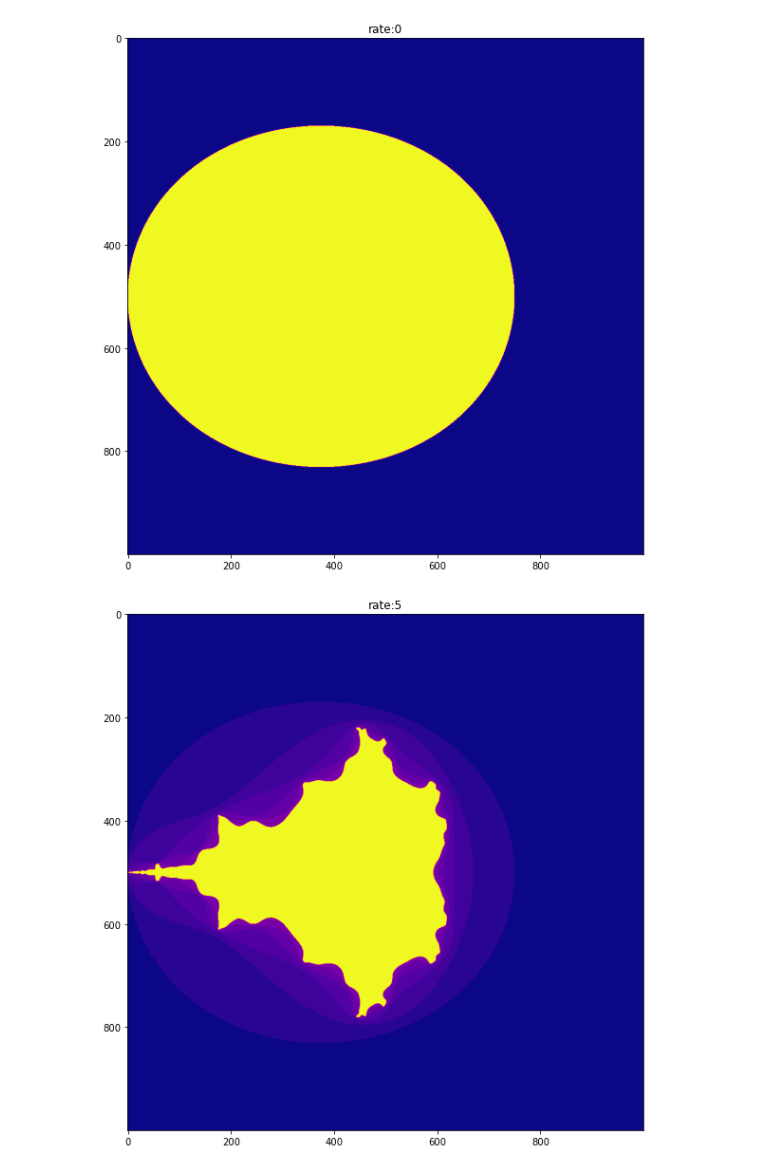
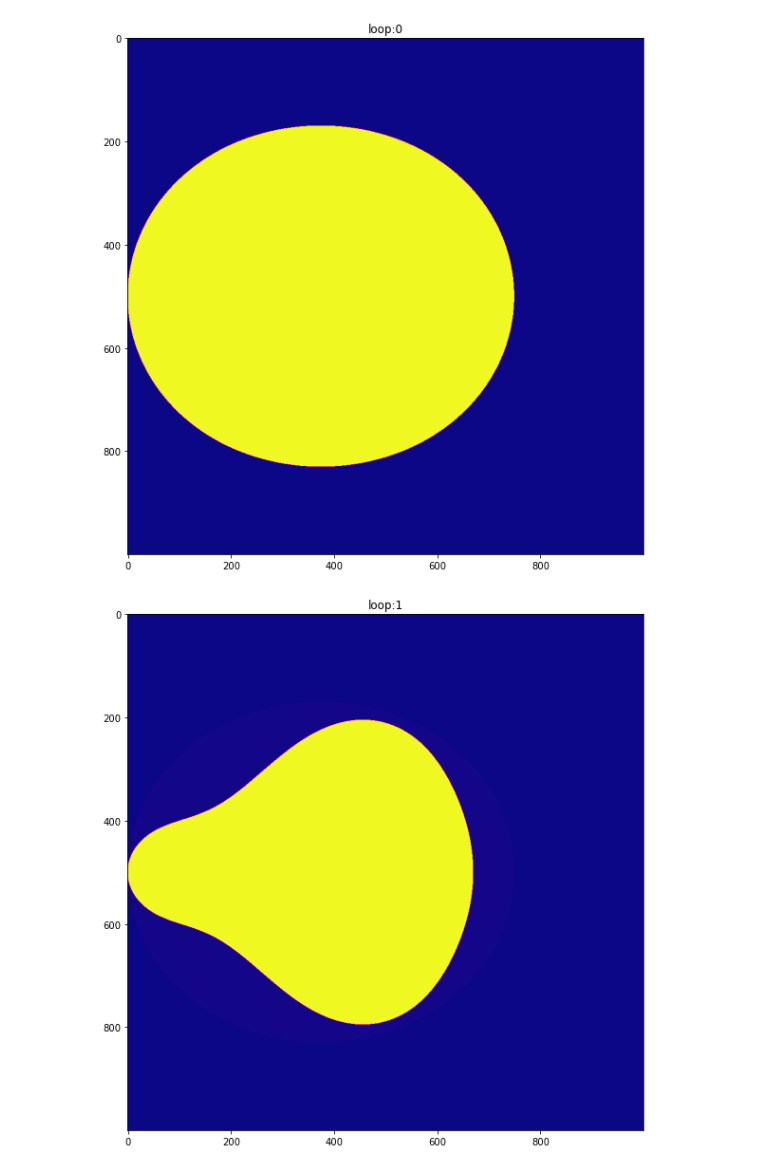
Before and after one commit to booskabooboo/Fractal, a Jupyter notebook: Mandelbrot fractal マンデルブロ フラクタル.ipynb, the cells around one changed output. Saved outputs shown, nothing was run; the diff lists cells and outputs as text; code cells hidden in the pictures.

```diff
--- a/Mandelbrot fractal マンデルブロ フラクタル.ipynb
+++ b/Mandelbrot fractal マンデルブロ フラクタル.ipynb
@@ -5,45 +5,45 @@
 # %%
 import matplotlib.pyplot as plt
 import numpy as np
 %matplotlib inline
 
 n = 1000
-y, x = np.ogrid[-2:2:(4/n), -2:2:(4/n)]
-# ogridは1次元グリッド。a:b:cで、aからbまでc毎、という意味
-# https://qiita.com/supersaiakujin/items/4410efe5dc81982ef208
+a = np.linspace(-2, 2, n)
+b = np.linspace(-2, 2, n)
+x, y = np.meshgrid(a, b)
 c = x + y * 1j
 # numpy で1jは1虚数単位
-# これでyレンジ, xレンジを細かくしたメッシュグリッドを複素平面上に作った
+# これで複素平面上にcをn*n作った
 
-rate = 21
+loop = 101
 z = c
-times = rate + np.zeros(z.shape, dtype=int)
-# np.zerosでn*nのゼロ行列を作り、その全要素をrateとする。たとえばrate=5なら全要素5のn*n行列
-# その後発散した点を、発散したときのループ数で置き換えていく。たとえば最初に発散した点は0とされる。
-for i in range(rate):
+times = loop + np.zeros(z.shape, dtype=int)
+# np.zerosでn*nのゼロ行列を作り、その全要素をloopとする。たとえばloop=5なら全要素5のn*n行列
+# その後発散した点を、いつ発散したかわかるように、発散時ループ数で置き換える。
+for i in range(loop):
     # 以下zはn*n行列の個数だけある
     z = z**2 + c
     # マンデルブロ漸化式、z**2でもz**3でもz**4でもよい
     diverge = z*np.conj(z) > 2**2
     # z*共役複素数conjugate、つまりz絶対値の2乗、が2**2より大きければTrue 1、そうでなければFalse 0
     # 2**2を超えれば結局発散するので2**2を使う
-    div = diverge & (times==rate)
-    # timesとrateが同じところはTrue、それとdivergeのAND、つまり両方1の時は1、をn*n行列の全要素で調べる
+    div = diverge & (times==loop)
+    # timesとloopが同じところはTrue、それとdivergeのAND、つまり両方1の時は1、をn*n行列の全要素で調べる
     # なぜかi=0のときだけは違う動き
     times[div] = i
     # times行列の[div=True]のところはiを代入、発散時のループ数で置き換える
     z[diverge] = 2
-    # 発散したzは2としてしまうのは計算不可を減らすためだろう、この行をなくしても可能は可能
+    # 発散したzは2としてしまうのは計算不可を減らすため、この行をなくしても可能は可能
     #print('diverge', diverge)
-    #print('times==rate', times==rate)
+    #print('times==loop', times==loop)
     #print('div', div)
     #print('times', times)
 
-    if i%5 == 0:
+    if i in [0, 1, 2, 3, 10, 100]:
         plt.figure(figsize=(10,10))
         plt.imshow(times, cmap="plasma")
-        plt.title('rate:' + str(i))
+        plt.title('loop:' + str(i))
         plt.show()
 # %% [output]
 [figure]
-[figure, old version]
+[figure, new version]
```
Also changed, not shown: parts of 1 cell of this notebook.
